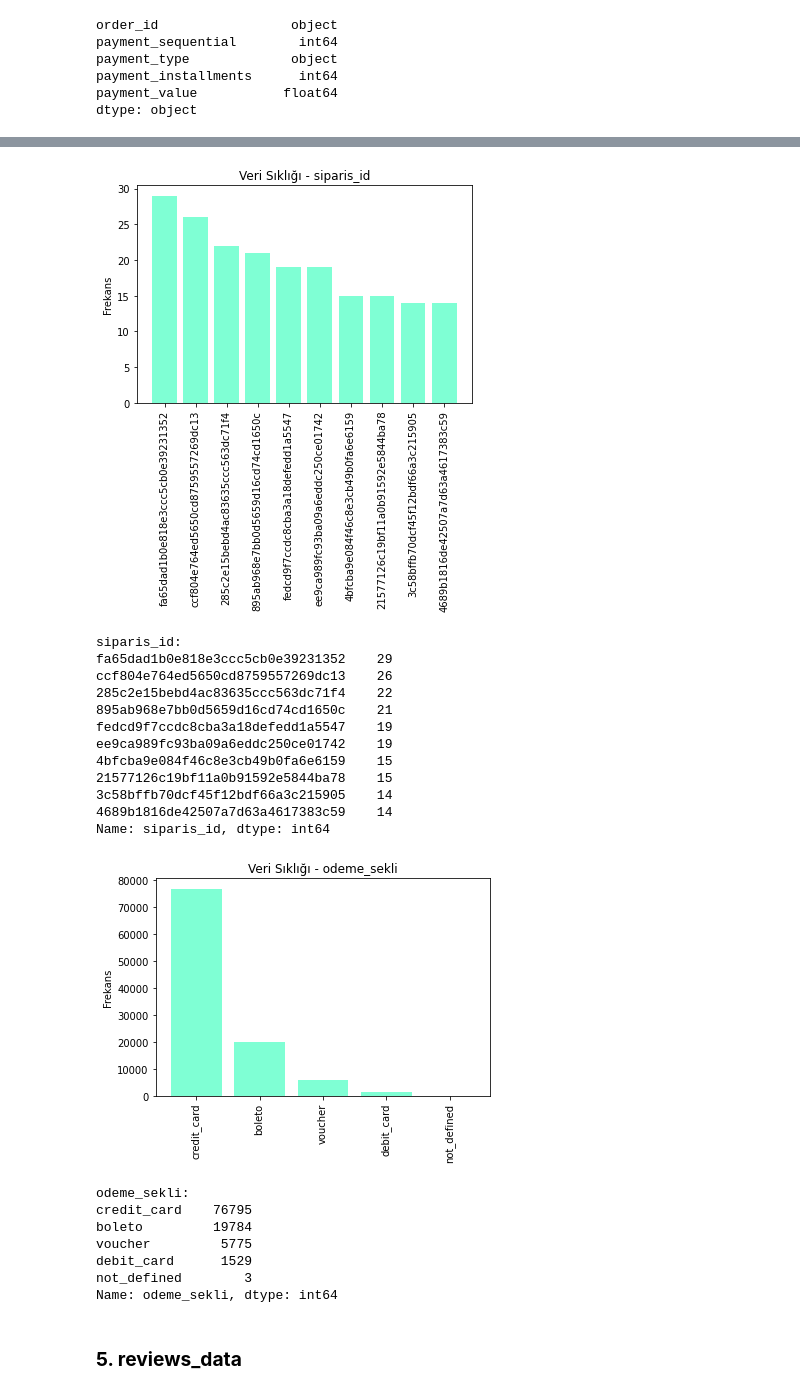
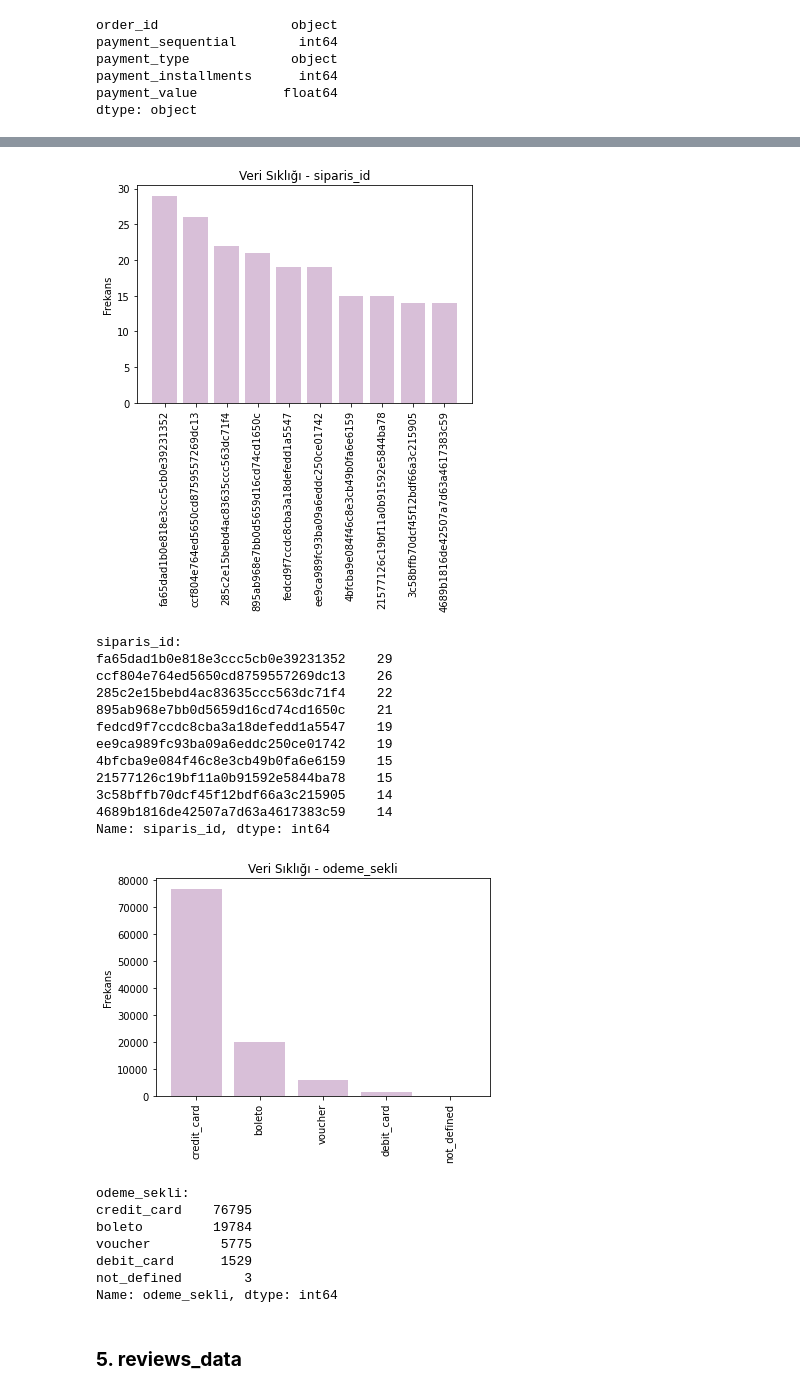
Before and after one commit to sudeokumus/womenintech_python_bitirme_projesi, a Jupyter notebook: ayrintilar.ipynb, the cells around one changed output, grey strips where cells are left out. Saved outputs shown, nothing was run; the diff lists cells and outputs as text; code cells hidden in the pictures.

```diff
--- a/ayrintilar.ipynb
+++ b/ayrintilar.ipynb
@@ -518,7 +515,7 @@ def plotBar(degisken, n = 10):   #En çok görülen 10 değer
   veri_sayma = veri.value_counts()
   veri_sayma = veri_sayma[:n] #İlk n tanesini almak için
   plt.figure()
-  plt.bar(veri_sayma.index, veri_sayma, color = "aquamarine")
+  plt.bar(veri_sayma.index, veri_sayma, color = "mistyrose")
   plt.xticks(veri_sayma.index, veri_sayma.index.values)
   plt.xticks(rotation = 90)
   plt.ylabel("Frekans")
@@ -595,7 +592,7 @@ def plotHistogram(degisken):
     Çıktı: İlgili değişkenin histogramı
   """
   plt.figure()
-  plt.hist(items_data[degisken], bins = 85, color = "orange") #bins -> aralık, biz 85 olsun dedik
+  plt.hist(items_data[degisken], bins = 85, color = "salmon") #bins -> aralık, biz 85 olsun dedik
   plt.xlabel(degisken)
   plt.ylabel("Frekans")
   plt.title(f"Veri Sıklığı - {degisken}")
@@ -619,7 +616,7 @@ def plotHistogram(degisken, n=5):
   veri_sayma = veri.value_counts()
   veri_sayma = veri_sayma[:n] #İlk n tanesini almak içi
   plt.figure()
-  plt.hist(items_data[degisken], bins = 85, color = "orange") #bins -> aralık, biz 85 olsun dedik
+  plt.hist(items_data[degisken], bins = 85, color = "salmon") #bins -> aralık, biz 85 olsun dedik
   plt.xlabel(degisken)
   plt.ylabel("Frekans")
   plt.title(f"Veri Sıklığı - {degisken}")
@@ -720,31 +717,31 @@ items_data.head(2)
 # %%
 def plotBar(degisken, n = 10):   #En çok görülen 10 değer
 
   """
   Girdi: Değişken/sütun ismi
   n = Gösterilecek eşsiz, en sık rastlanan değer sayısı
   Çıktı: Çubuk grafiği
   """
 
   veri = payments_data[degisken]
   veri_sayma = veri.value_counts()
   veri_sayma = veri_sayma[:n] #İlk n tanesini almak için
   plt.figure()
-  plt.bar(veri_sayma.index, veri_sayma, color = "aquamarine")
+  plt.bar(veri_sayma.index, veri_sayma, color = "thistle")
   plt.xticks(veri_sayma.index, veri_sayma.index.values)
   plt.xticks(rotation = 90)
   plt.ylabel("Frekans")
   plt.title(f"Veri Sıklığı - {degisken}")
   plt.show()
   print(f"{degisken}:\n{veri_sayma}")
 
 
 odeme_kategorik_degiskenler = ['siparis_id', 'odeme_sekli']
 
 for i in odeme_kategorik_degiskenler:
   plotBar(i)
 # %% [output]
-[figure, old version]
+[figure, new version]
 siparis_id:
 fa65dad1b0e818e3ccc5cb0e39231352    29
 ccf804e764ed5650cd8759557269dc13    26
@@ -757,7 +754,7 @@ ee9ca989fc93ba09a6eddc250ce01742    19
 3c58bffb70dcf45f12bdf66a3c215905    14
 4689b1816de42507a7d63a4617383c59    14
 Name: siparis_id, dtype: int64
-[figure, old version]
+[figure, new version]
 odeme_sekli:
 credit_card    76795
 boleto         19784
```
Also changed, not shown: parts of 36 cells of this notebook.
